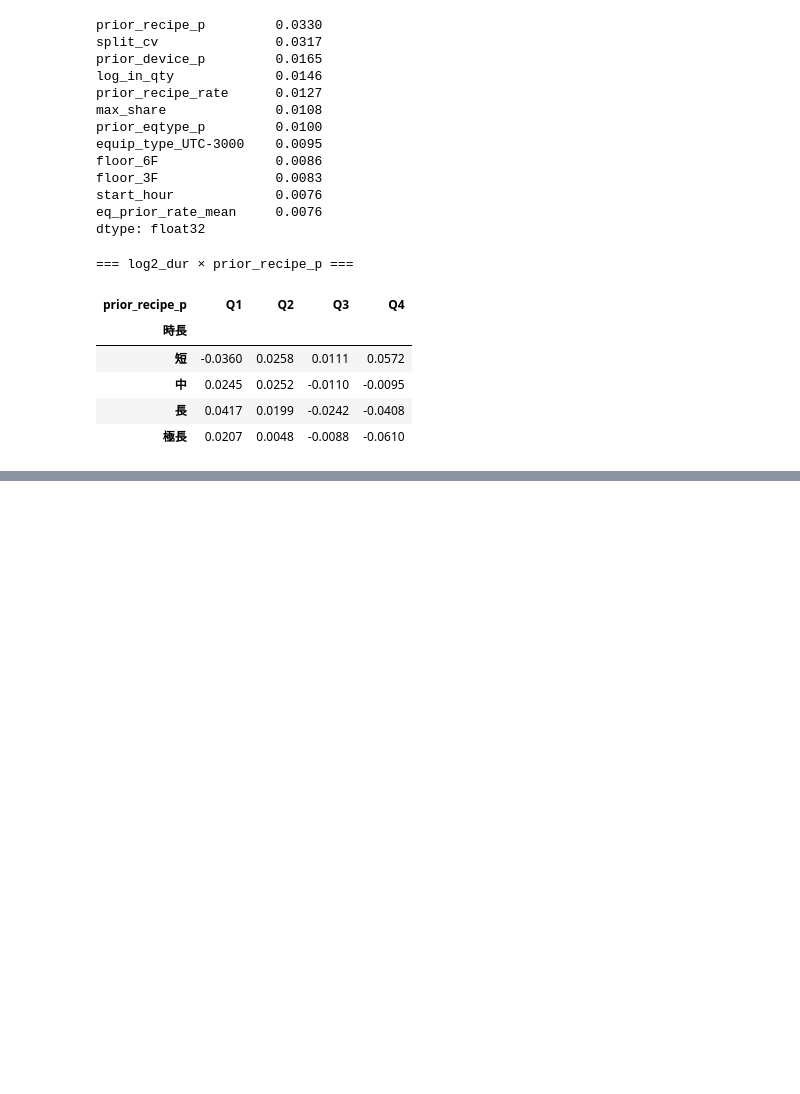
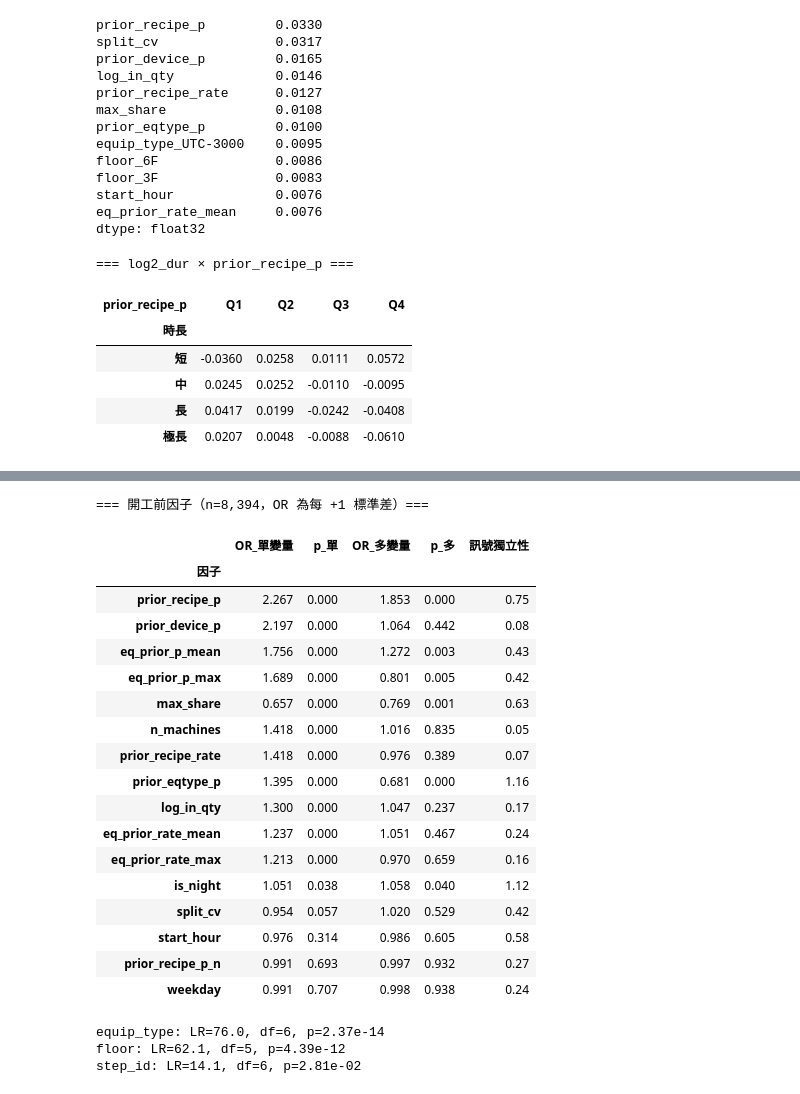
Before and after one commit to aceaceace123/test0806, a Jupyter notebook: PredictiveRiskPrior.ipynb, the cells around one changed output, grey strips where cells are left out. Cells and saved outputs as stored; diff of their text form; code cells hidden in the pictures; blank space fills up the shorter version.

```diff
--- a/PredictiveRiskPrior.ipynb
+++ b/PredictiveRiskPrior.ipynb
@@ -1345,3 +1345,9 @@ dtype: float32
 | 中 | 0.0245 | 0.0252 | -0.0110 | -0.0095 |
 | 長 | 0.0417 | 0.0199 | -0.0242 | -0.0408 |
 | 極長 | 0.0207 | 0.0048 | -0.0088 | -0.0610 |
+# %%
+# === P0. 開工前可得性稽核 ===
+PRESTART = [c for c in FEATURES_NUM if c not in ("n_runs","n_steps","is_multi_step")]
+print("納入：", PRESTART)
+print("\n存疑（完工後才確定）：n_runs / n_steps / is_multi_step")
+print(lot.groupby("y_bin")[["n_runs","n_steps","n_machines"]].mean().round(2).to_string())
@@ -1347,0 +1362,60 @@ dtype: float32
+# %%
+# === P1. 開工前因子：單變量 + 多變量 ===
+import patsy, statsmodels.api as sm
+from scipy.stats import chi2
+
+d = lot.dropna(subset=["prior_recipe_p"]).copy()
+for c in FEATURES_CAT: d[c] = d[c].astype(str)
+Z = d[PRESTART].fillna(d[PRESTART].median())
+Z = (Z - Z.mean()) / Z.std().replace(0, 1)      # 標準化：係數可跨欄位比較
+
+# 單變量：每增加 1 個標準差，報廢勝算變幾倍
+rows = []
+for c in PRESTART:
+    f = sm.Logit(d.y_bin, sm.add_constant(Z[[c]])).fit(disp=0)
+    rows.append({"因子": c, "OR_單變量": np.exp(f.params[c]), "p_單": f.pvalues[c]})
+
+# 多變量：全部一起放，看誰還站得住
+X = sm.add_constant(pd.concat(
+    [Z, pd.get_dummies(d[FEATURES_CAT], drop_first=True, dtype=float)], axis=1))
+qr = np.abs(np.diag(np.linalg.qr(X.to_numpy())[1]))
+X = X.loc[:, qr > 1e-8 * qr.max()]
+full = sm.Logit(d.y_bin, X).fit(disp=0, maxiter=300)
+
+mv = pd.DataFrame(rows).set_index("因子")
+mv["OR_多變量"] = [np.exp(full.params[c]) if c in full.params else np.nan for c in mv.index]
+mv["p_多"]      = [full.pvalues[c] if c in full.pvalues else np.nan for c in mv.index]
+mv["訊號獨立性"] = (np.log(mv.OR_多變量).abs() / np.log(mv.OR_單變量).abs()).round(2)
+
+print(f"=== 開工前因子（n={len(d):,}，OR 為每 +1 標準差）===")
+display(mv.sort_values("OR_單變量", key=lambda s: (np.log(s)).abs(),
+                       ascending=False).round(3))
+
+# 類別變數整體檢定
+for c in FEATURES_CAT:
+    sub = [k for k in X.columns if k.startswith(c + "_")]
+    lr = 2 * (full.llf - sm.Logit(d.y_bin, X.drop(columns=sub)).fit(disp=0).llf)
+    print(f"{c}: LR={lr:.1f}, df={len(sub)}, p={chi2.sf(lr, len(sub)):.2e}")
+# %% [output]
+=== 開工前因子（n=8,394，OR 為每 +1 標準差）===
+|  | OR_單變量 | p_單 | OR_多變量 | p_多 | 訊號獨立性 |
+| 因子 |  |  |  |  |  |
+| prior_recipe_p | 2.267 | 0.000 | 1.853 | 0.000 | 0.75 |
+| prior_device_p | 2.197 | 0.000 | 1.064 | 0.442 | 0.08 |
+| eq_prior_p_mean | 1.756 | 0.000 | 1.272 | 0.003 | 0.43 |
+| eq_prior_p_max | 1.689 | 0.000 | 0.801 | 0.005 | 0.42 |
+| max_share | 0.657 | 0.000 | 0.769 | 0.001 | 0.63 |
+| n_machines | 1.418 | 0.000 | 1.016 | 0.835 | 0.05 |
+| prior_recipe_rate | 1.418 | 0.000 | 0.976 | 0.389 | 0.07 |
+| prior_eqtype_p | 1.395 | 0.000 | 0.681 | 0.000 | 1.16 |
+| log_in_qty | 1.300 | 0.000 | 1.047 | 0.237 | 0.17 |
+| eq_prior_rate_mean | 1.237 | 0.000 | 1.051 | 0.467 | 0.24 |
+| eq_prior_rate_max | 1.213 | 0.000 | 0.970 | 0.659 | 0.16 |
+| is_night | 1.051 | 0.038 | 1.058 | 0.040 | 1.12 |
+| split_cv | 0.954 | 0.057 | 1.020 | 0.529 | 0.42 |
+| start_hour | 0.976 | 0.314 | 0.986 | 0.605 | 0.58 |
+| prior_recipe_p_n | 0.991 | 0.693 | 0.997 | 0.932 | 0.27 |
+| weekday | 0.991 | 0.707 | 0.998 | 0.938 | 0.24 |
+equip_type: LR=76.0, df=6, p=2.37e-14
+floor: LR=62.1, df=5, p=4.39e-12
+step_id: LR=14.1, df=6, p=2.81e-02
```
Also changed, not shown: parts of 1 cell of this notebook.
